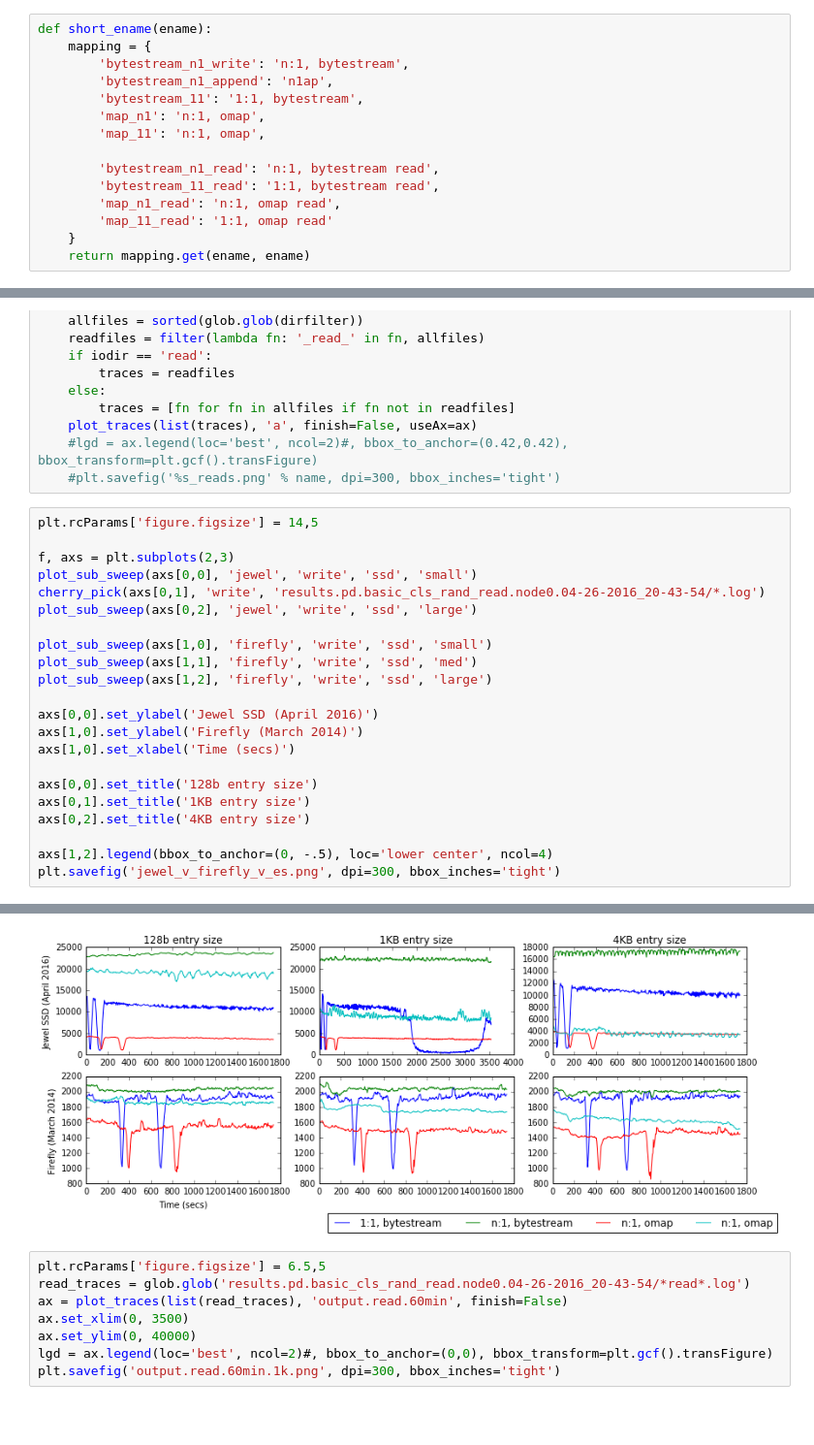
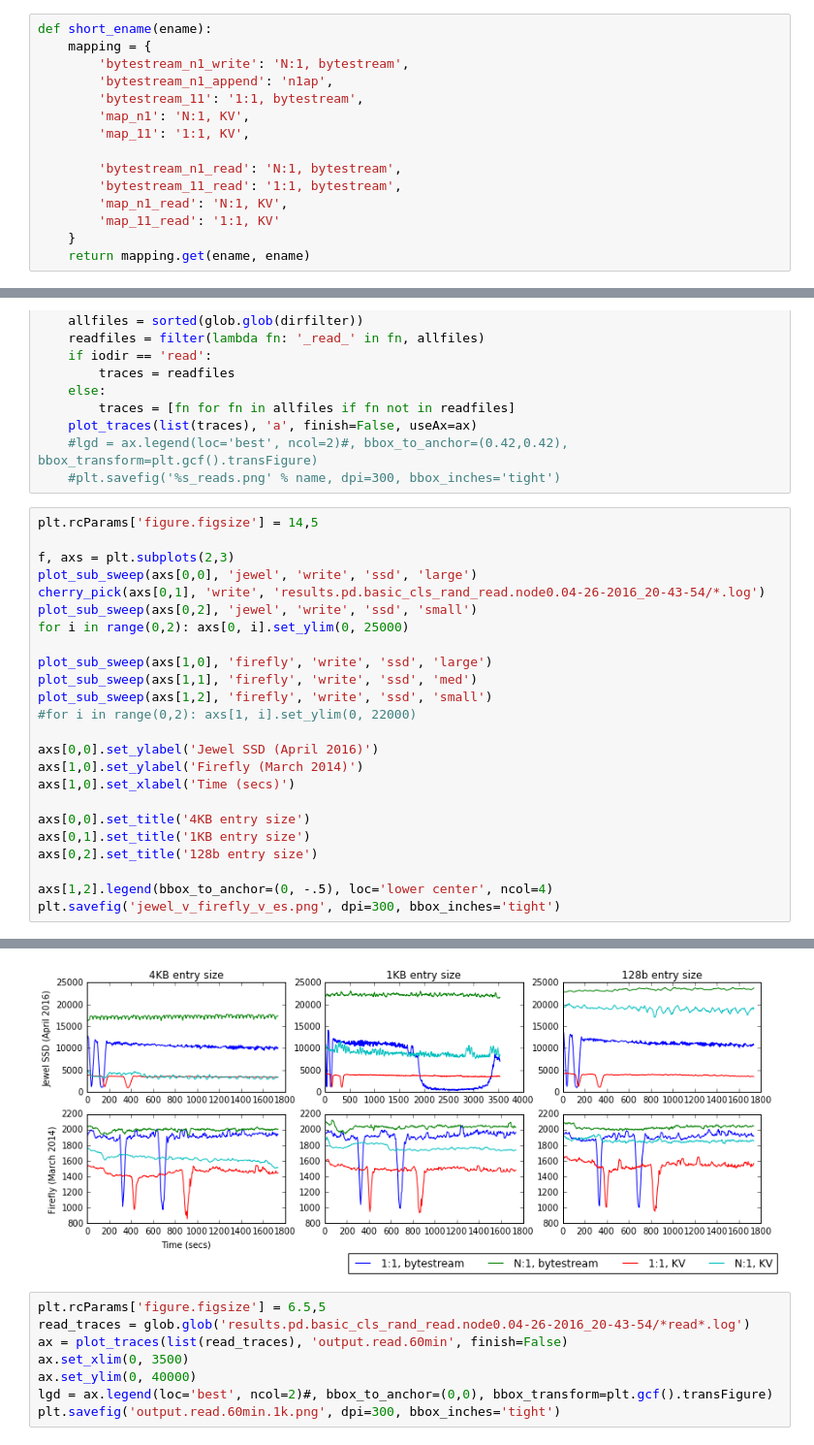
Before and after one commit to michaelsevilla/zlog-popper, a Jupyter notebook: experiments/basic-cls-rand-read/visualize_final.ipynb, the cells around one changed output, grey strips where cells are left out. Shown at 97% size. Saved outputs shown, nothing was run; the diff lists cells and outputs as text; blank space fills up the shorter version.

```diff
--- a/experiments/basic-cls-rand-read/visualize_final.ipynb
+++ b/experiments/basic-cls-rand-read/visualize_final.ipynb
@@ -20,16 +20,16 @@ def parse_filename(filename):
 # %%
 def short_ename(ename):
     mapping = {
-        'bytestream_n1_write': 'n:1, bytestream',
+        'bytestream_n1_write': 'N:1, bytestream',
         'bytestream_n1_append': 'n1ap',
         'bytestream_11': '1:1, bytestream',
-        'map_n1': 'n:1, omap',
-        'map_11': 'n:1, omap',
+        'map_n1': 'N:1, KV',
+        'map_11': '1:1, KV',
 
-        'bytestream_n1_read': 'n:1, bytestream read',
-        'bytestream_11_read': '1:1, bytestream read',
-        'map_n1_read': 'n:1, omap read',
-        'map_11_read': '1:1, omap read'
+        'bytestream_n1_read': 'N:1, bytestream',
+        'bytestream_11_read': '1:1, bytestream',
+        'map_n1_read': 'N:1, KV',
+        'map_11_read': '1:1, KV'
     }
     return mapping.get(ename, ename)
 # %%
@@ -152,21 +160,23 @@ def cherry_pick(ax, iodir, dirfilter):
 plt.rcParams['figure.figsize'] = 14,5
 
 f, axs = plt.subplots(2,3)
-plot_sub_sweep(axs[0,0], 'jewel', 'write', 'ssd', 'small')
+plot_sub_sweep(axs[0,0], 'jewel', 'write', 'ssd', 'large')
 cherry_pick(axs[0,1], 'write', 'results.pd.basic_cls_rand_read.node0.04-26-2016_20-43-54/*.log')
-plot_sub_sweep(axs[0,2], 'jewel', 'write', 'ssd', 'large')
+plot_sub_sweep(axs[0,2], 'jewel', 'write', 'ssd', 'small')
+for i in range(0,2): axs[0, i].set_ylim(0, 25000)
 
-plot_sub_sweep(axs[1,0], 'firefly', 'write', 'ssd', 'small')
+plot_sub_sweep(axs[1,0], 'firefly', 'write', 'ssd', 'large')
 plot_sub_sweep(axs[1,1], 'firefly', 'write', 'ssd', 'med')
-plot_sub_sweep(axs[1,2], 'firefly', 'write', 'ssd', 'large')
+plot_sub_sweep(axs[1,2], 'firefly', 'write', 'ssd', 'small')
+#for i in range(0,2): axs[1, i].set_ylim(0, 22000)
 
 axs[0,0].set_ylabel('Jewel SSD (April 2016)')
 axs[1,0].set_ylabel('Firefly (March 2014)')
 axs[1,0].set_xlabel('Time (secs)')
 
-axs[0,0].set_title('128b entry size')
+axs[0,0].set_title('4KB entry size')
 axs[0,1].set_title('1KB entry size')
-axs[0,2].set_title('4KB entry size')
+axs[0,2].set_title('128b entry size')
 
 axs[1,2].legend(bbox_to_anchor=(0, -.5), loc='lower center', ncol=4)
 plt.savefig('jewel_v_firefly_v_es.png', dpi=300, bbox_inches='tight')
@@ -174,4 +201,4 @@ plt.savefig('jewel_v_firefly_v_es.png', dpi=300, bbox_inches='tight')
-[figure, old version]
+[figure, new version]
 # %%
 plt.rcParams['figure.figsize'] = 6.5,5
 read_traces = glob.glob('results.pd.basic_cls_rand_read.node0.04-26-2016_20-43-54/*read*.log')
```
Also changed, not shown: parts of 4 cells of this notebook, 3 other files.
